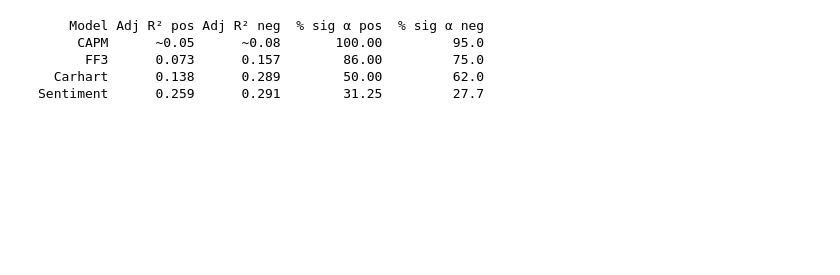
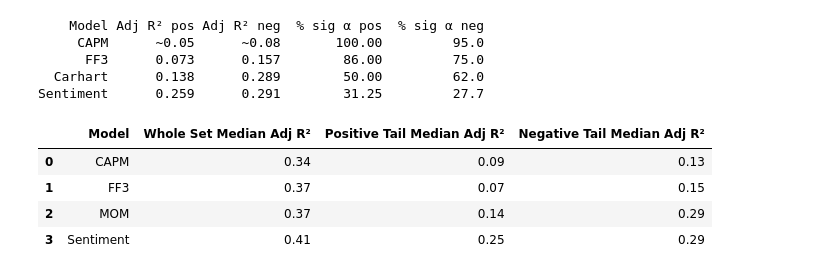
Before and after one commit to PierreNiberon/CFDS-Project, a Jupyter notebook: 13_sentiment.ipynb, the cells around one changed output. Saved outputs shown, nothing was run; the diff lists cells and outputs as text; code cells hidden in the pictures; blank space fills up the shorter version.

```diff
--- a/13_sentiment.ipynb
+++ b/13_sentiment.ipynb
@@ -420,0 +465,15 @@ Sentiment      0.259      0.291        31.25         27.7
+# %%
+summary_df = pd.DataFrame({
+    'Model': ['CAPM', 'FF3', 'MOM', 'Sentiment'],
+    'Whole Set Median Adj R²': [0.34, 0.37, 0.37, 0.41],
+    'Positive Tail Median Adj R²': [0.09, 0.07, 0.14, 0.25],
+    'Negative Tail Median Adj R²': [0.13, 0.15, 0.29, 0.29]
+})
+
+display(summary_df)
+# %% [output]
+|  | Model | Whole Set Median Adj R² | Positive Tail Median Adj R² | Negative Tail Median Adj R² |
+| 0 | CAPM | 0.34 | 0.09 | 0.13 |
+| 1 | FF3 | 0.37 | 0.07 | 0.15 |
+| 2 | MOM | 0.37 | 0.14 | 0.29 |
+| 3 | Sentiment | 0.41 | 0.25 | 0.29 |
```
Also changed, not shown: parts of 7 cells of this notebook, 4 other files.
